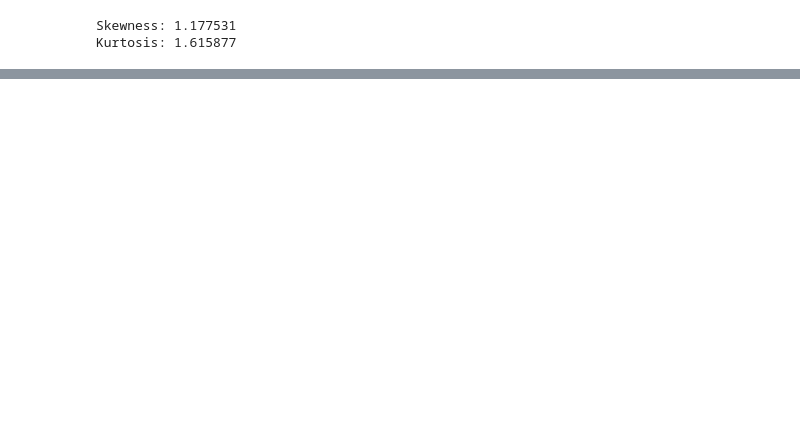
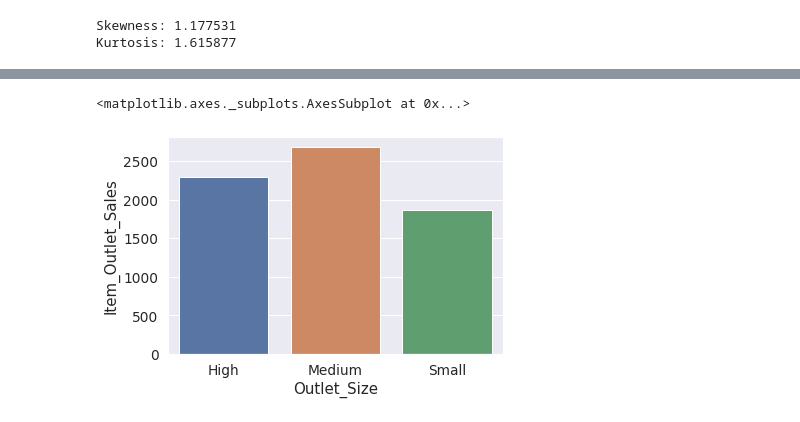
Before and after one commit to LuisaUpegui/sales_predictions-, a Jupyter notebook: sales_predictions.ipynb, the cells around one changed output, grey strips where cells are left out. Drawn from its saved outputs; the diff is of its cells as text; code cells hidden in the pictures; blank space fills up the shorter version.

```diff
--- a/sales_predictions.ipynb
+++ b/sales_predictions.ipynb
@@ -298,3 +268,16 @@ barchart.show()
+# %%
+fil2 = df.reset_index().groupby(['Outlet_Size'])['Item_Outlet_Sales'].mean()
+# %%
+fil2 = fil2.reset_index()
+# %%
+# Promedio de ventas dado el tamaño de la tienda
+# En este podemos ver que el número de ventas promedio en la tienda de tamaño medio
+# es mayor con respecto a los otros dos siendo Small el tamaño de tienda
+# el cual tiene el promedio de ventas más bajo
+sns.barplot(data=fil2, x='Outlet_Size', y="Item_Outlet_Sales")
+# %% [output]
+<matplotlib.axes._subplots.AxesSubplot at 0x...>
+[figure, added]
 # %%
 # La variable Item_MRP parece tener relacion con la variable a predecir, lo que sugiere que puede ser de gran importancia
 # en la clasificación. Sin embargo la relacion no es del todo lineal y esto se debe a que hay presencia de outliers
```
Also changed, not shown: parts of 16 cells of this notebook.
